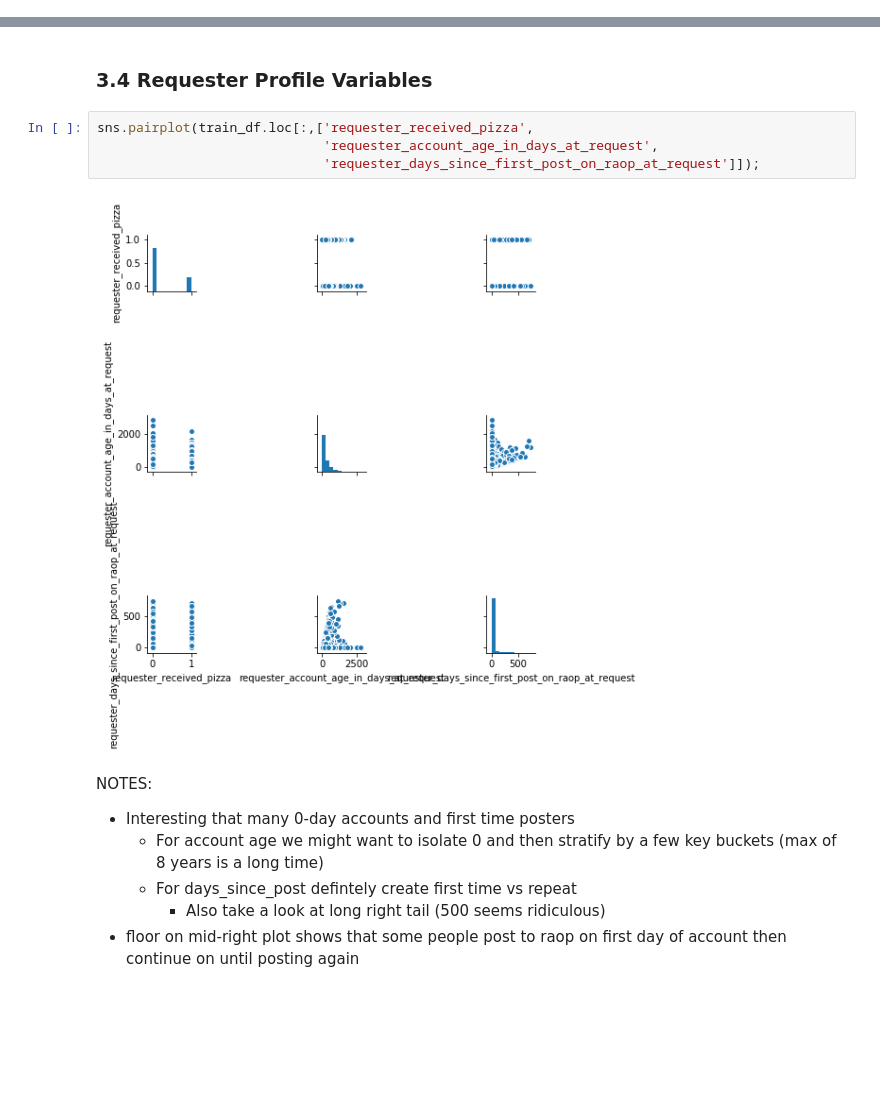
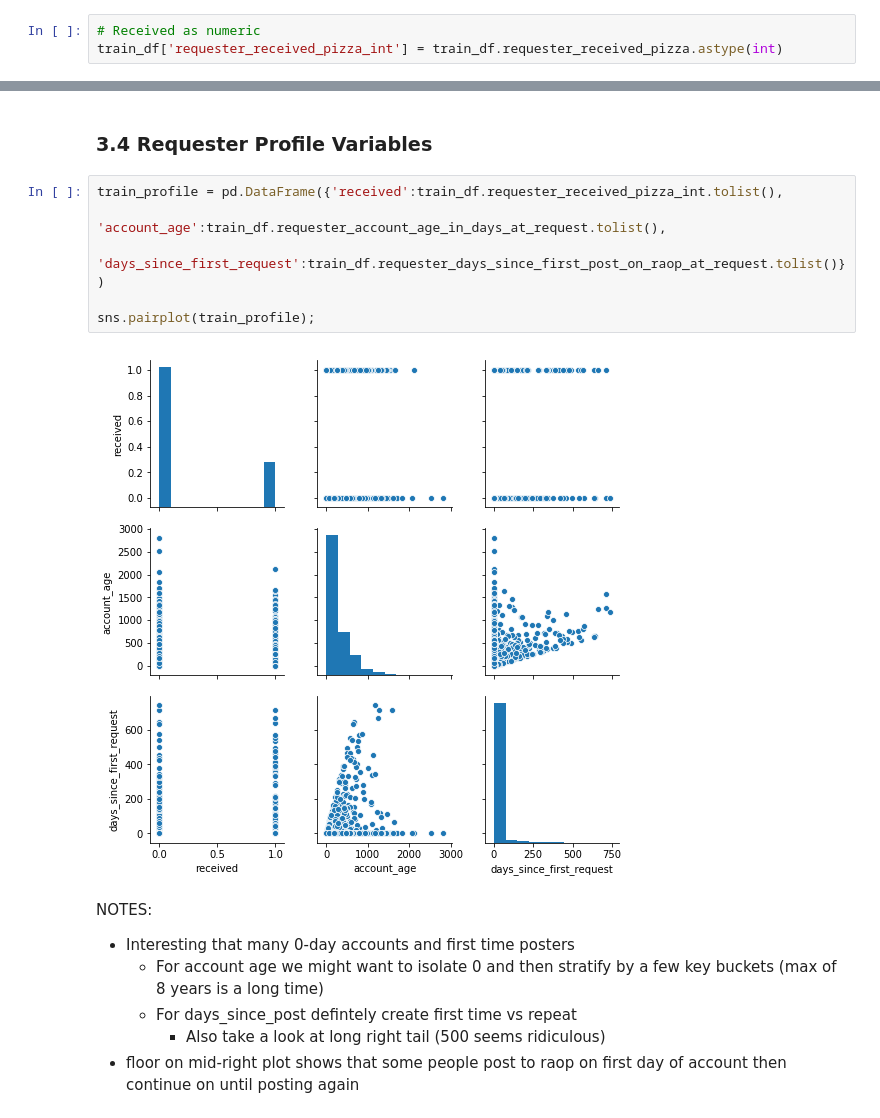
Before and after one commit to timspit/w207_final_project, a Jupyter notebook: Pizza Project_V0.1_JV.ipynb, the cells around one changed output, grey strips where cells are left out. Cells and saved outputs as stored; diff of their text form; blank space fills up the shorter version.

```diff
--- a/Pizza Project_V0.1_JV.ipynb
+++ b/Pizza Project_V0.1_JV.ipynb
@@ -269,3 +300,6 @@ print(train_df.shape)
+# %%
+# Received as numeric
+train_df['requester_received_pizza_int'] = train_df.requester_received_pizza.astype(int)
 # %% [markdown]
 <a id="eda"></a>
 # %% [markdown]
@@ -470,12 +504,14 @@ plt.show()
 <a id="profile"></a>
 # %% [markdown]
 ### 3.4 Requester Profile Variables
-# %%
-sns.pairplot(train_df.loc[:,['requester_received_pizza',
-                             'requester_account_age_in_days_at_request',
-                             'requester_days_since_first_post_on_raop_at_request']]);
-# %% [output]
-[figure, removed]
+# %%
+train_profile = pd.DataFrame({'received':train_df.requester_received_pizza_int.tolist(),
+                              'account_age':train_df.requester_account_age_in_days_at_request.tolist(),
+                              'days_since_first_request':train_df.requester_days_since_first_post_on_raop_at_request.tolist()})
+
+sns.pairplot(train_profile);
+# %% [output]
+[figure, added]
 # %% [markdown]
 NOTES:
 - Interesting that many 0-day accounts and first time posters
```
Also changed, not shown: parts of 39 cells of this notebook.
